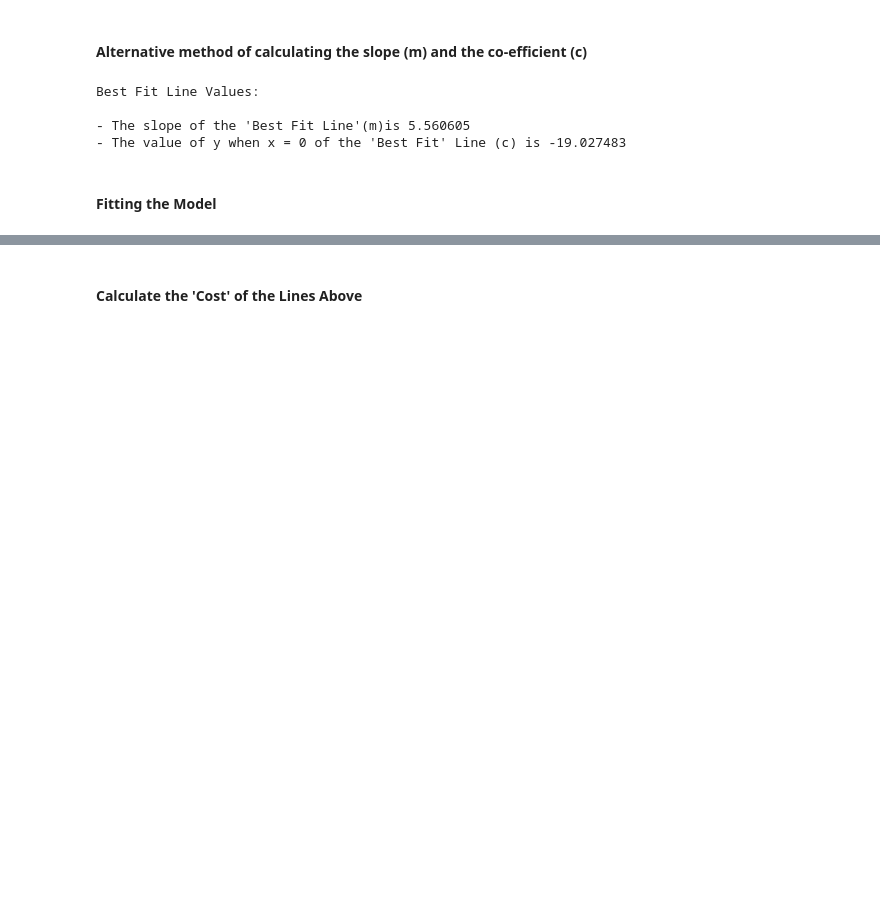
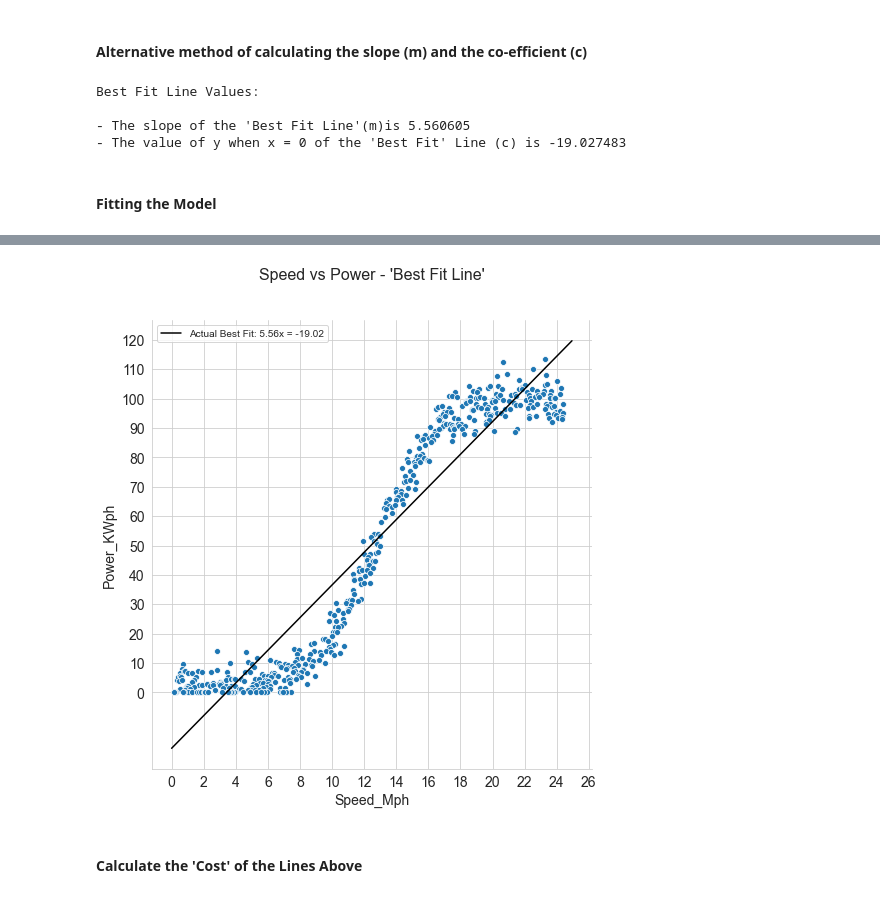
Before and after one commit to Fiona-600/Data-Analytics-2020-Project, a Jupyter notebook: Final Project 2020.ipynb, the cells around one changed output, grey strips where cells are left out. Cells and saved outputs as stored; diff of their text form; code cells hidden in the pictures; blank space fills up the shorter version.

```diff
--- a/Final Project 2020.ipynb
+++ b/Final Project 2020.ipynb
@@ -411,3 +415,22 @@ plt.show()
+# %%
+print ("")
+plt.rcParams["figure.figsize"] = (28,24)
+#plt.figure(figsize = (8, 6))
+sns.set_style ("whitegrid")
+#plt.plot (df2.Speed_Mph,df2.Power_KWph,'y.', label = r"Actual Data")
+sns.relplot(x = "Speed_Mph", y = 'Power_KWph', palette="muted",height = 7, data=df2)#use data including power outages
+plt.title("Speed vs Power - 'Best Fit Line'\n\n", fontsize = 16)
+plt.rcParams["axes.labelsize"] = 14
+plt.xticks([0, 2, 4, 6,8,10,12,14,16,18,20,22,24,26], fontsize = 14)
+plt.yticks([0, 10,20,30,40,50,60,70,80,90,100,110,120], fontsize = 14);
+
+#Use the Polyfit results to generate the 'Best Fit Line'
+y = Polyfit[0] * x + Polyfit[1]
+plt.plot (x, y, 'k-', label = r"Actual Best Fit: 5.56x = -19.02")# Plot the best fit line over the data points.
+plt.legend()
+plt.show()
+# %% [output]
+[figure, added]
 # %%
 #Check to make sure the length of the arrays are equal
 #print(len(df2.Speed_Mph),len(x))
```
Also changed, not shown: parts of 30 cells of this notebook.
